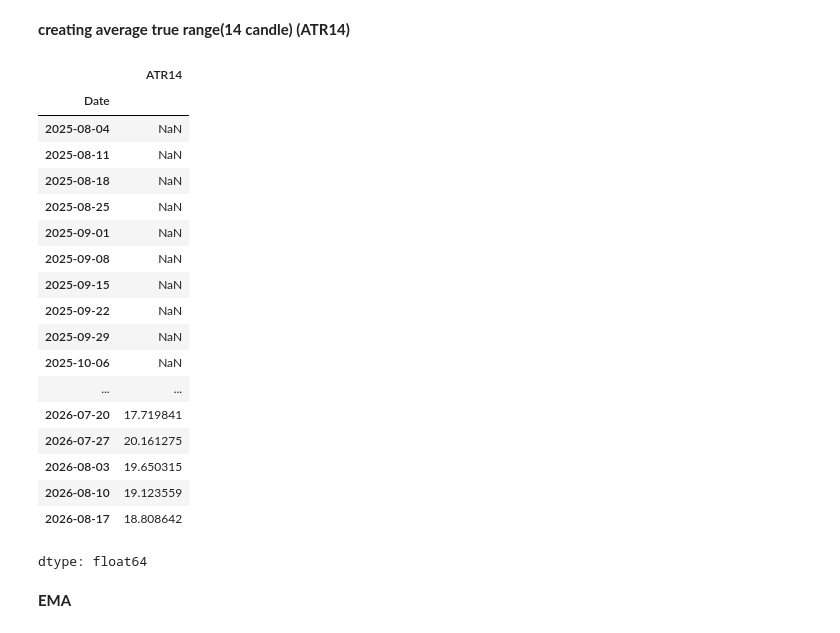
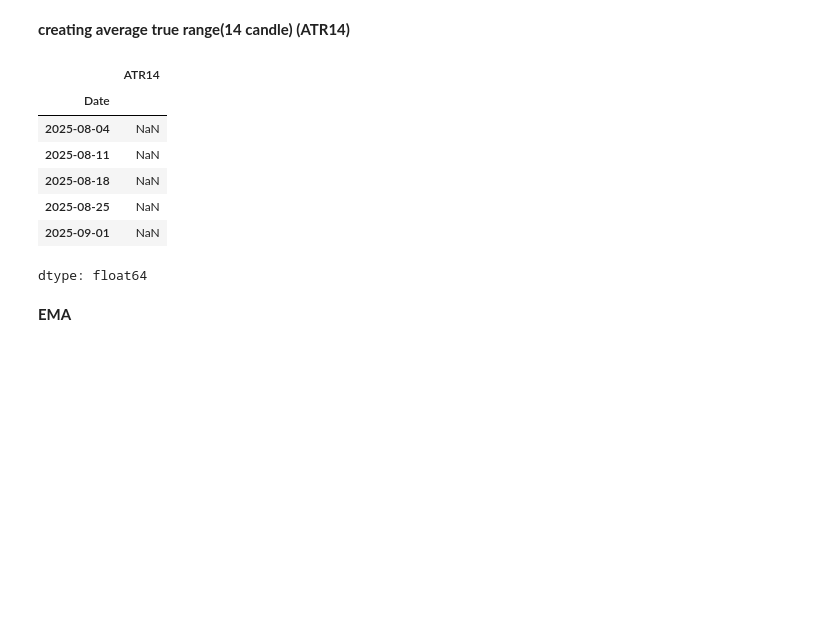
Before and after one commit to harjasjolly-create/algorithmic-stock-rating-program, a Jupyter notebook: hypothesis_verifier.ipynb, the cells around one changed output. Cells and saved outputs as stored; diff of their text form; code cells hidden in the pictures; blank space fills up the shorter version.

```diff
--- a/hypothesis_verifier.ipynb
+++ b/hypothesis_verifier.ipynb
@@ -74,35 +63,24 @@ sma_score=np.select(conditions,choices,default=0)
 # %%
 from os import name
 tr1=high-low
 #now we need prev timeframe's close value
 close_prev=close.shift(1)#since we need prev week closing
 tr2=(high-close_prev).abs()
 tr3=(low-close_prev).abs()
 values=pd.concat([tr1,tr2,tr3],axis=1)
 tr_final=values.max(axis=1)
 atr14=tr_final.rolling(window=14).mean()
 atr14.rename('ATR14',inplace=True)
 
-atr14#so basically average max volatility over 14cweeks batches
+atr14.head()#so basically average max volatility over 14cweeks batches
 # %% [output]
 |  | ATR14 |
 | Date |  |
 | 2025-08-04 | NaN |
 | 2025-08-11 | NaN |
 | 2025-08-18 | NaN |
 | 2025-08-25 | NaN |
 | 2025-09-01 | NaN |
-| 2025-09-08 | NaN |
-| 2025-09-15 | NaN |
-| 2025-09-22 | NaN |
-| 2025-09-29 | NaN |
-| 2025-10-06 | NaN |
-| ... | ... |
-| 2026-07-20 | 17.719841 |
-| 2026-07-27 | 20.161275 |
-| 2026-08-03 | 19.650315 |
-| 2026-08-10 | 19.123559 |
-| 2026-08-17 | 18.808642 |
 dtype: float64
 # %% [markdown]
 **EMA**
```
Also changed, not shown: parts of 16 cells of this notebook.
